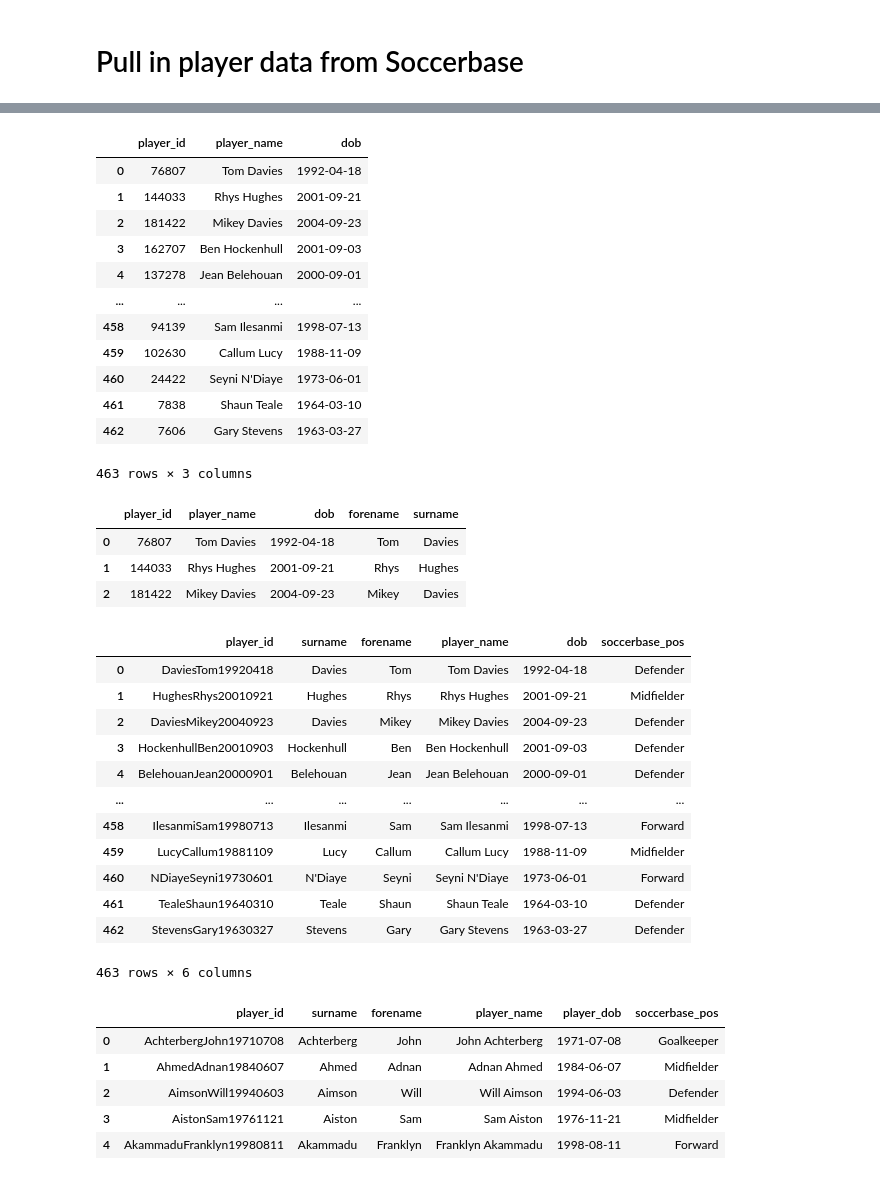
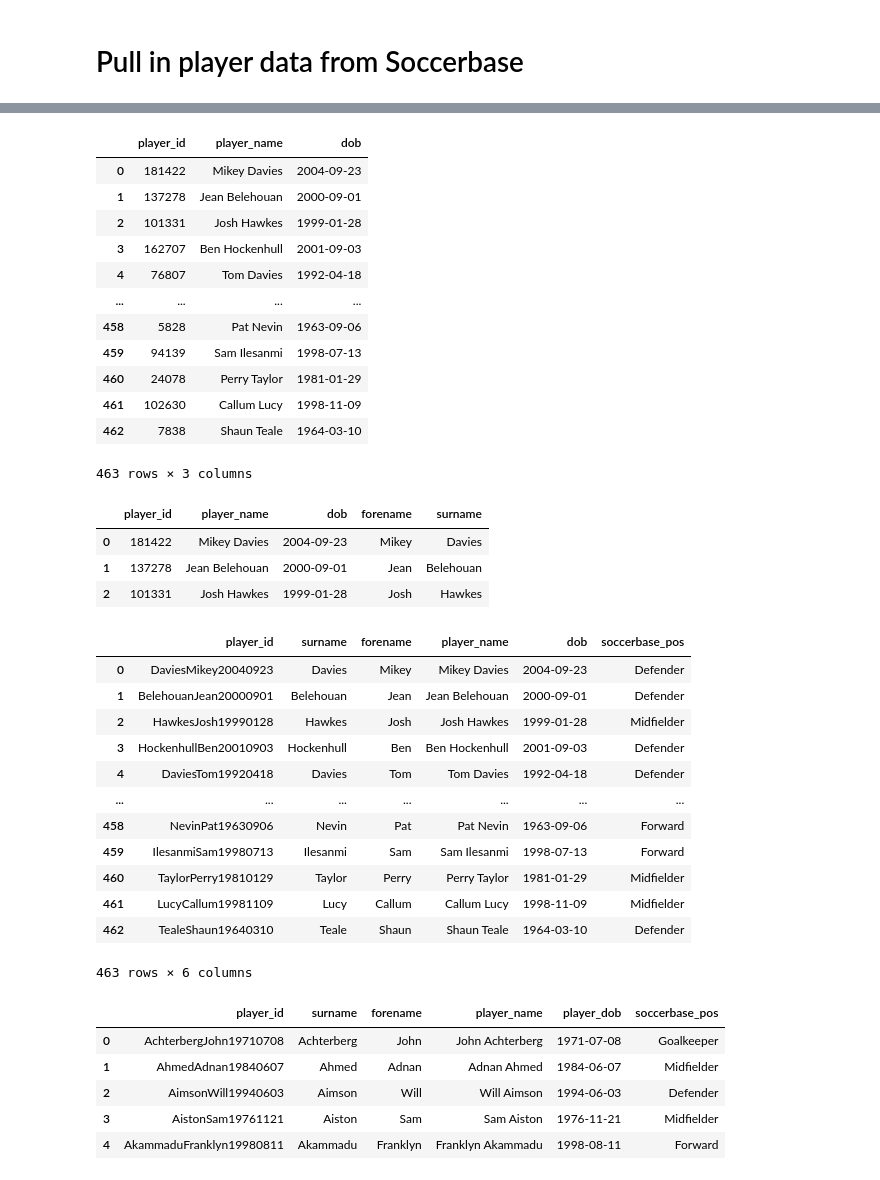
Before and after one commit to petebrown/wrangle-player-positions, a Jupyter notebook: 1-player-positions-soccerbase.ipynb, the cells around one changed output, grey strips where cells are left out. Saved outputs shown, nothing was run; the diff lists cells and outputs as text; code cells hidden in the pictures.

```diff
--- a/1-player-positions-soccerbase.ipynb
+++ b/1-player-positions-soccerbase.ipynb
@@ -166,7 +166,7 @@ dob_fixes = {
     'Arnaud Mendy': '1990-02-10',
     'Ben Tomlinson': '1989-10-31',
     'Brad Walker': '1996-04-25',
-    'Callum Lucy': '1988-11-09',
+    'Callum Lucy': '1998-11-09',
     'Chris McCready': '1981-09-05',
     'Clayton McDonald': '1988-12-06',
     'Ernie Davies': '1916-01-31',
@@ -229,17 +229,17 @@ sb_plrs = sb_plrs[sb_plrs.dob.notnull()].reset_index(drop=True)
 sb_plrs
 # %% [output]
 |  | player_id | player_name | dob |
-| 0 | 76807 | Tom Davies | 1992-04-18 |
-| 1 | 144033 | Rhys Hughes | 2001-09-21 |
-| 2 | 181422 | Mikey Davies | 2004-09-23 |
+| 0 | 181422 | Mikey Davies | 2004-09-23 |
+| 1 | 137278 | Jean Belehouan | 2000-09-01 |
+| 2 | 101331 | Josh Hawkes | 1999-01-28 |
 | 3 | 162707 | Ben Hockenhull | 2001-09-03 |
-| 4 | 137278 | Jean Belehouan | 2000-09-01 |
+| 4 | 76807 | Tom Davies | 1992-04-18 |
 | ... | ... | ... | ... |
-| 458 | 94139 | Sam Ilesanmi | 1998-07-13 |
-| 459 | 102630 | Callum Lucy | 1988-11-09 |
-| 460 | 24422 | Seyni N'Diaye | 1973-06-01 |
-| 461 | 7838 | Shaun Teale | 1964-03-10 |
-| 462 | 7606 | Gary Stevens | 1963-03-27 |
+| 458 | 5828 | Pat Nevin | 1963-09-06 |
+| 459 | 94139 | Sam Ilesanmi | 1998-07-13 |
+| 460 | 24078 | Perry Taylor | 1981-01-29 |
+| 461 | 102630 | Callum Lucy | 1998-11-09 |
+| 462 | 7838 | Shaun Teale | 1964-03-10 |
 463 rows × 3 columns
 # %%
 def split_name(name):
@@ -257,32 +257,32 @@ sb_plrs[['forename', 'surname']] = sb_plrs['player_name'].apply(split_name)
 sb_plrs.head(3)
 # %% [output]
 |  | player_id | player_name | dob | forename | surname |
-| 0 | 76807 | Tom Davies | 1992-04-18 | Tom | Davies |
-| 1 | 144033 | Rhys Hughes | 2001-09-21 | Rhys | Hughes |
-| 2 | 181422 | Mikey Davies | 2004-09-23 | Mikey | Davies |
+| 0 | 181422 | Mikey Davies | 2004-09-23 | Mikey | Davies |
+| 1 | 137278 | Jean Belehouan | 2000-09-01 | Jean | Belehouan |
+| 2 | 101331 | Josh Hawkes | 1999-01-28 | Josh | Hawkes |
 # %%
 sb_plrs = sb_plrs.merge(sb_plr_pos, on=['player_id', 'player_name'], how='left')
 # %%
 sb_plrs['player_id'] = sb_plrs.surname + sb_plrs.forename + sb_plrs.dob.astype(str)
 
-sb_plrs['player_id'] = sb_plrs['player_id'].str.replace('.0', '').str.replace('-', '').str.replace("'", '').str.replace(" ", '')
+sb_plrs['player_id'] = sb_plrs['player_id'].str.replace('.0', '').str.replace('-', '').str.replace("'", '').str.replace(" ", '').str.replace('é', 'e')
 
 sb_plrs = sb_plrs[['player_id', 'surname', 'forename', 'player_name', 'dob', 'soccerbase_pos']].copy()
 
 sb_plrs
 # %% [output]
 |  | player_id | surname | forename | player_name | dob | soccerbase_pos |
-| 0 | DaviesTom19920418 | Davies | Tom | Tom Davies | 1992-04-18 | Defender |
-| 1 | HughesRhys20010921 | Hughes | Rhys | Rhys Hughes | 2001-09-21 | Midfielder |
-| 2 | DaviesMikey20040923 | Davies | Mikey | Mikey Davies | 2004-09-23 | Defender |
+| 0 | DaviesMikey20040923 | Davies | Mikey | Mikey Davies | 2004-09-23 | Defender |
+| 1 | BelehouanJean20000901 | Belehouan | Jean | Jean Belehouan | 2000-09-01 | Defender |
+| 2 | HawkesJosh19990128 | Hawkes | Josh | Josh Hawkes | 1999-01-28 | Midfielder |
 | 3 | HockenhullBen20010903 | Hockenhull | Ben | Ben Hockenhull | 2001-09-03 | Defender |
-| 4 | BelehouanJean20000901 | Belehouan | Jean | Jean Belehouan | 2000-09-01 | Defender |
+| 4 | DaviesTom19920418 | Davies | Tom | Tom Davies | 1992-04-18 | Defender |
 | ... | ... | ... | ... | ... | ... | ... |
-| 458 | IlesanmiSam19980713 | Ilesanmi | Sam | Sam Ilesanmi | 1998-07-13 | Forward |
-| 459 | LucyCallum19881109 | Lucy | Callum | Callum Lucy | 1988-11-09 | Midfielder |
-| 460 | NDiayeSeyni19730601 | N'Diaye | Seyni | Seyni N'Diaye | 1973-06-01 | Forward |
-| 461 | TealeShaun19640310 | Teale | Shaun | Shaun Teale | 1964-03-10 | Defender |
-| 462 | StevensGary19630327 | Stevens | Gary | Gary Stevens | 1963-03-27 | Defender |
+| 458 | NevinPat19630906 | Nevin | Pat | Pat Nevin | 1963-09-06 | Forward |
+| 459 | IlesanmiSam19980713 | Ilesanmi | Sam | Sam Ilesanmi | 1998-07-13 | Forward |
+| 460 | TaylorPerry19810129 | Taylor | Perry | Perry Taylor | 1981-01-29 | Midfielder |
+| 461 | LucyCallum19981109 | Lucy | Callum | Callum Lucy | 1998-11-09 | Midfielder |
+| 462 | TealeShaun19640310 | Teale | Shaun | Shaun Teale | 1964-03-10 | Defender |
 463 rows × 6 columns
 # %%
 sb_pos_codes = {
```
Also changed, not shown: parts of 7 cells of this notebook, 2 other files.
